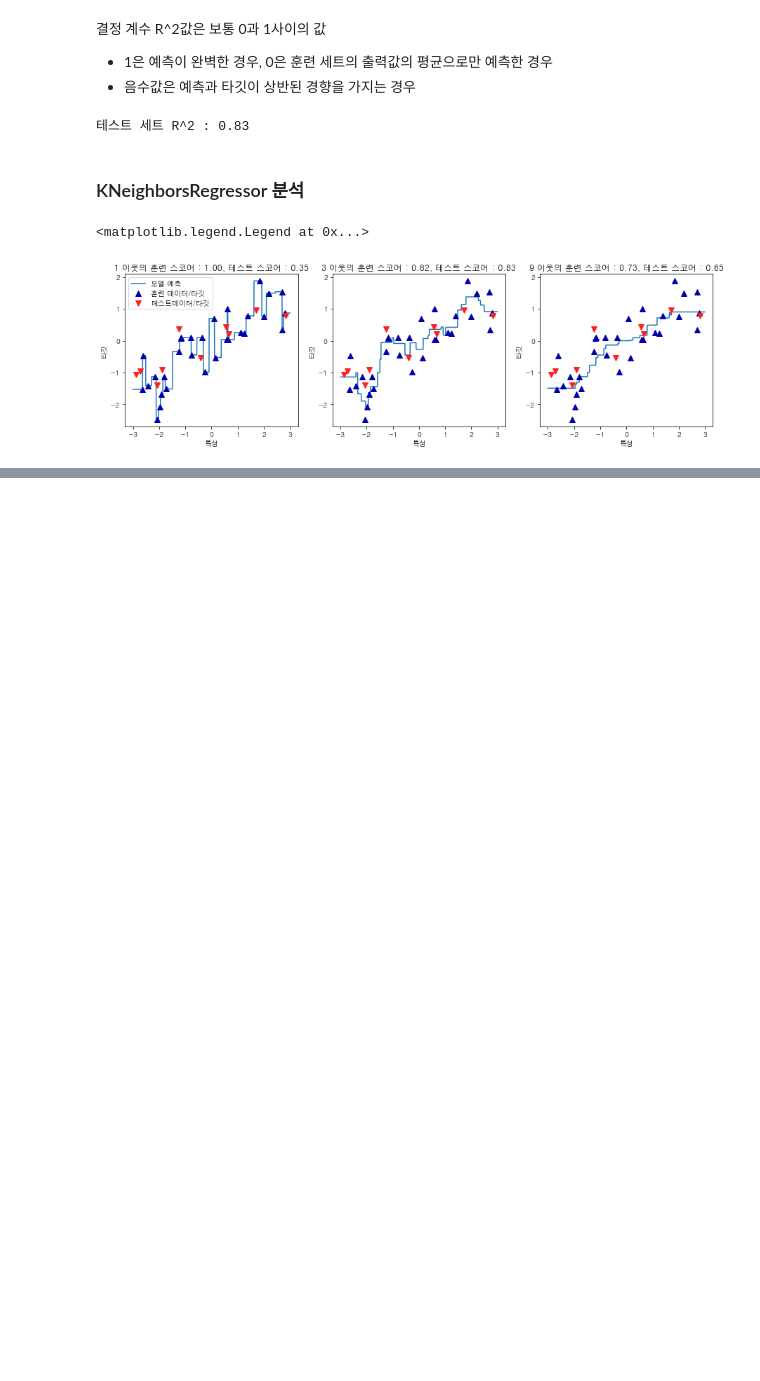
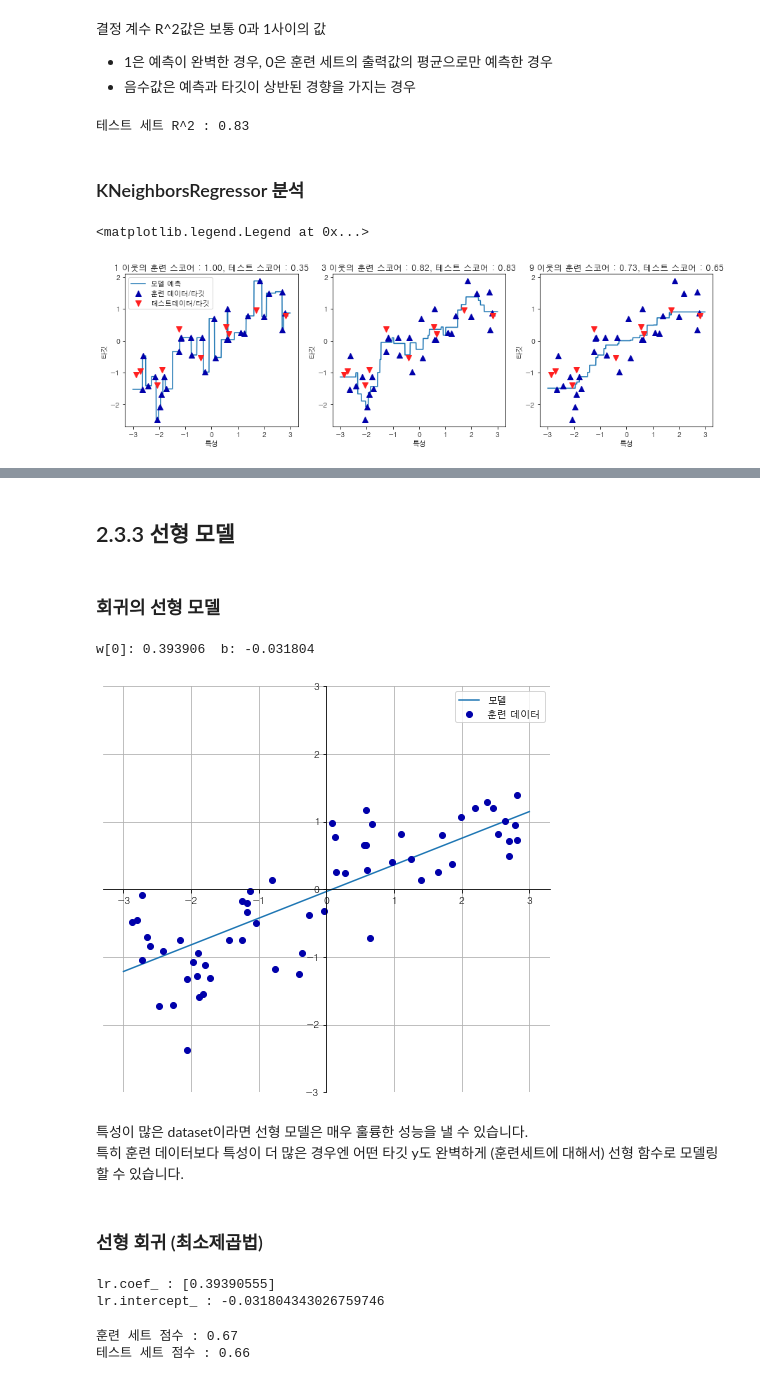
Before and after one commit to hyooo1017/Review, a Jupyter notebook: Introduction to Machine Learning with Python/2장. 지도학습.ipynb, the cells around one changed output, grey strips where cells are left out. Saved outputs shown, nothing was run; the diff lists cells and outputs as text; code cells hidden in the pictures; blank space fills up the shorter version.

```diff
--- a/Introduction to Machine Learning with Python/2장. 지도학습.ipynb
+++ b/Introduction to Machine Learning with Python/2장. 지도학습.ipynb
@@ -255,0 +262,14 @@ axes[0].legend(["모델 예측", "훈련 데이터/타깃", "테스트데이터/
+# %% [markdown]
+## 2.3.3 선형 모델
+# %% [markdown]
+### 회귀의 선형 모델
+# %%
+mglearn.plots.plot_linear_regression_wave()
+# %% [output]
+w[0]: 0.393906  b: -0.031804
+[figure, added]
+# %% [markdown]
+특성이 많은 dataset이라면 선형 모델은 매우 훌륭한 성능을 낼 수 있습니다.
+특히 훈련 데이터보다 특성이 더 많은 경우엔 어떤 타깃 y도 완벽하게 (훈련세트에 대해서) 선형 함수로 모델링할 수 있습니다.
+# %% [markdown]
+### 선형 회귀 (최소제곱법)
@@ -255,0 +282,12 @@ axes[0].legend(["모델 예측", "훈련 데이터/타깃", "테스트데이터/
+# %%
+print("lr.coef_ :", lr.coef_)               # 기울기 - Numpy 배열
+print("lr.intercept_ :", lr.intercept_)     # 절편
+# %% [output]
+lr.coef_ : [0.39390555]
+lr.intercept_ : -0.031804343026759746
+# %%
+print("훈련 세트 점수 : {:.2f}".format(lr.score(X_train, y_train)))
+print("테스트 세트 점수 : {:.2f}".format(lr.score(X_test, y_test)))
+# %% [output]
+훈련 세트 점수 : 0.67
+테스트 세트 점수 : 0.66
```
Also changed, not shown: parts of 8 cells of this notebook.
